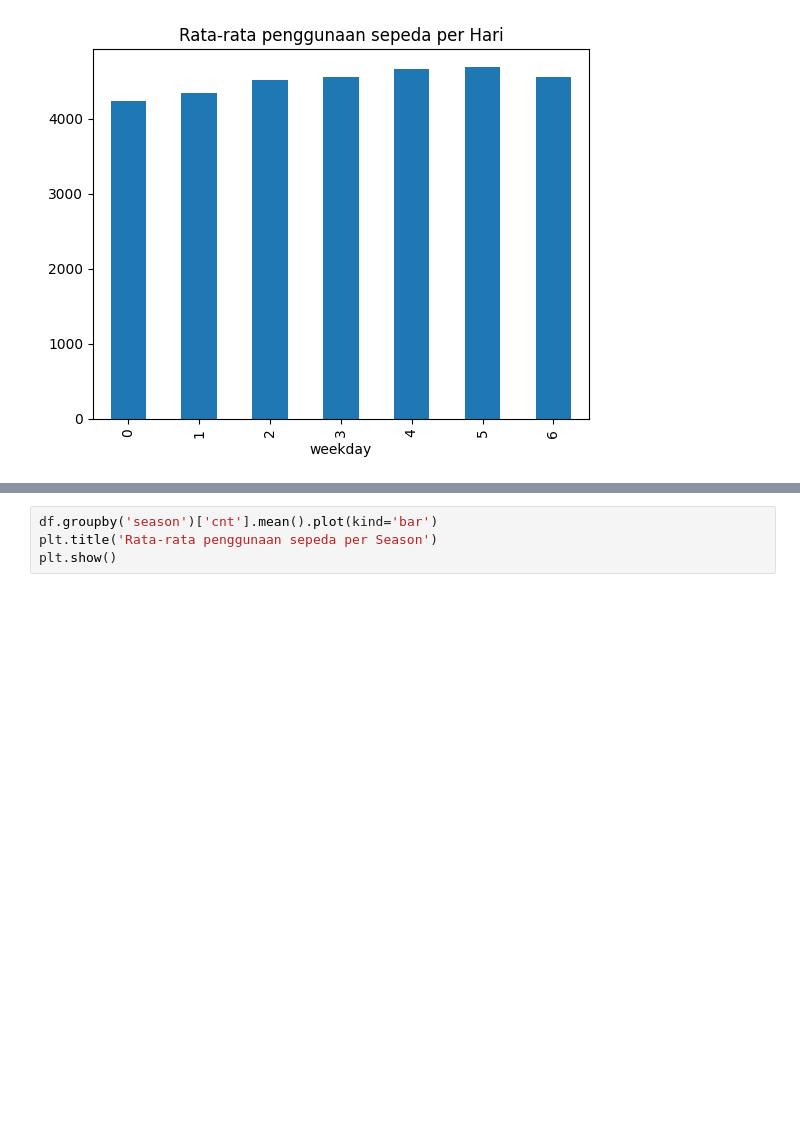
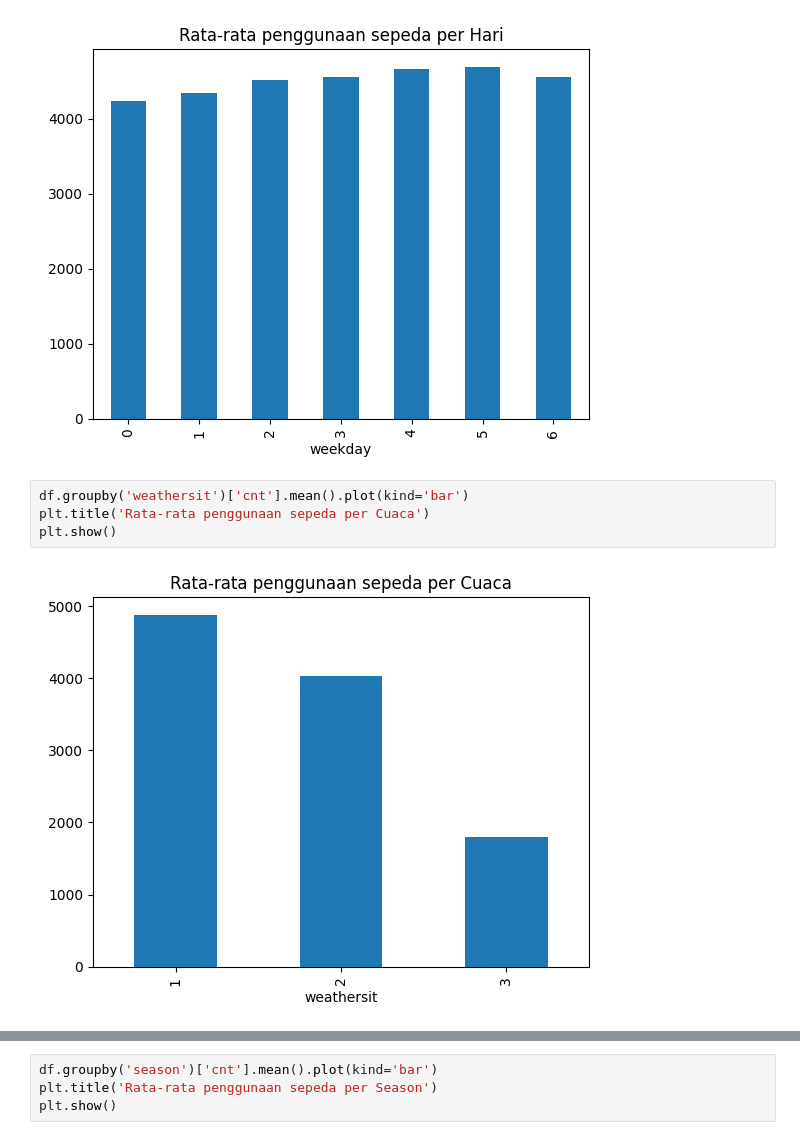
Before and after one commit to dwinurindahsari/Bike_Sharing_Analysis, a Jupyter notebook: Bike_Sharing_Analysis.ipynb, the cells around one changed output, grey strips where cells are left out. Saved outputs shown, nothing was run; the diff lists cells and outputs as text; blank space fills up the shorter version.

Commit message:
add visualization weathersit and corelation

```diff
--- a/Bike_Sharing_Analysis.ipynb
+++ b/Bike_Sharing_Analysis.ipynb
@@ -114,3 +166,9 @@ plt.title('Rata-rata penggunaan sepeda per Hari')
 plt.show()
 # %% [output]
 [figure]
+# %%
+df.groupby('weathersit')['cnt'].mean().plot(kind='bar')
+plt.title('Rata-rata penggunaan sepeda per Cuaca')
+plt.show()
+# %% [output]
+[figure, added]
```
Also changed, not shown: parts of 9 cells of this notebook.
